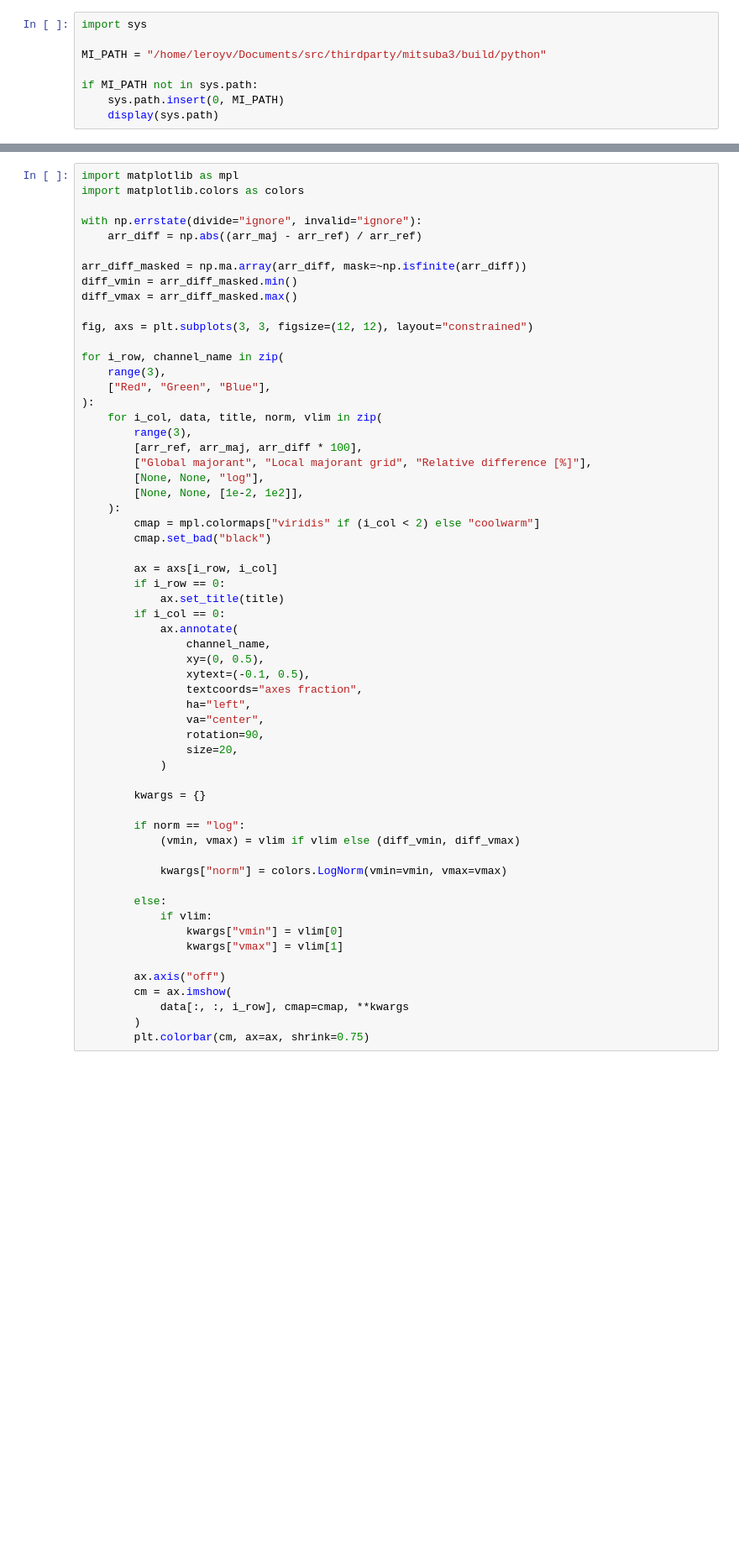
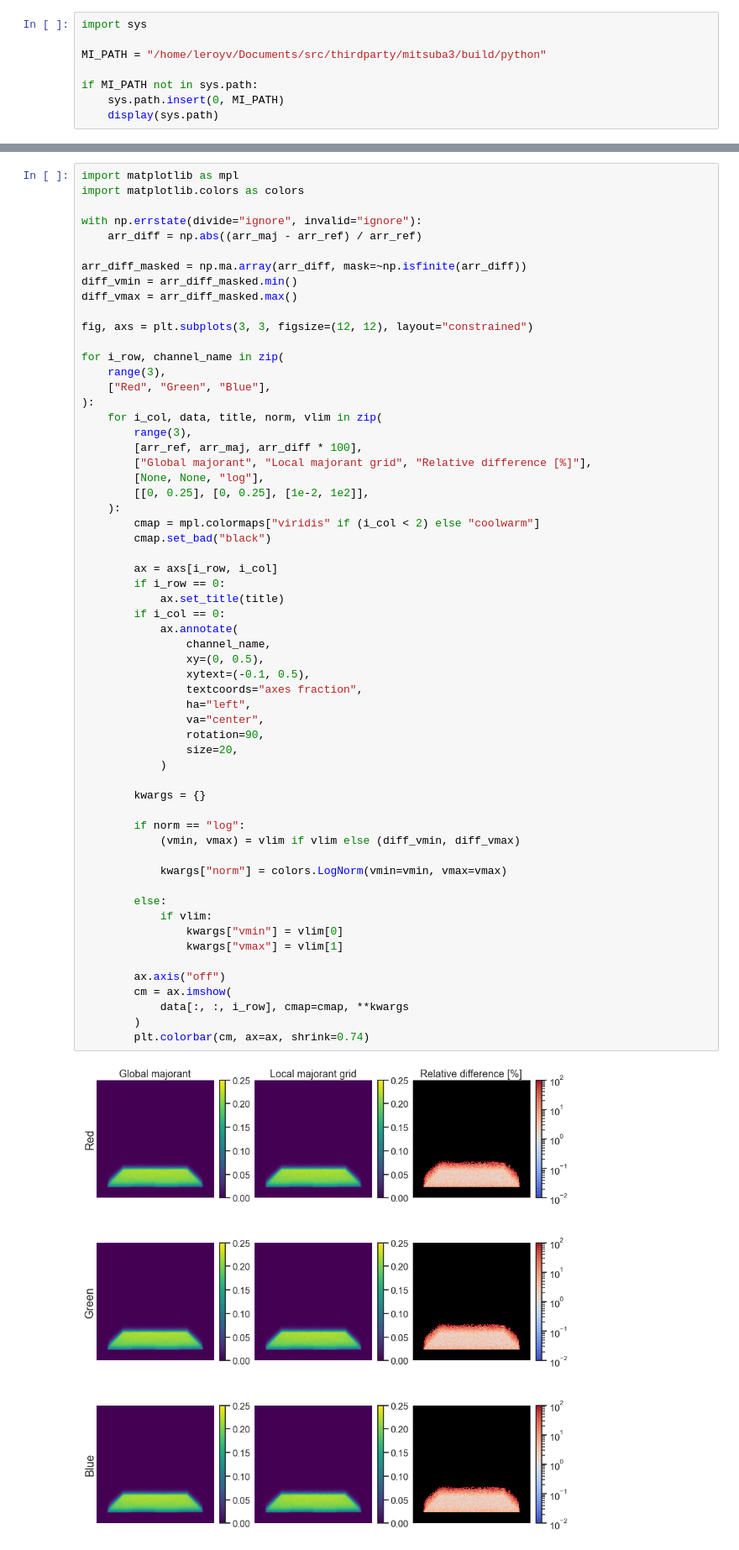
Before and after one commit to eradiate/mitsuba3, a Jupyter notebook: playgrounds/dda_traversal.ipynb, the cells around one changed output, grey strips where cells are left out. Shown at 84% size. Saved outputs shown, nothing was run; the diff lists cells and outputs as text; blank space fills up the shorter version.

```diff
--- a/playgrounds/dda_traversal.ipynb
+++ b/playgrounds/dda_traversal.ipynb
@@ -255,7 +335,7 @@ for i_row, channel_name in zip(
         [arr_ref, arr_maj, arr_diff * 100],
         ["Global majorant", "Local majorant grid", "Relative difference [%]"],
         [None, None, "log"],
-        [None, None, [1e-2, 1e2]],
+        [[0, 0.25], [0, 0.25], [1e-2, 1e2]],
     ):
         cmap = mpl.colormaps["viridis" if (i_col < 2) else "coolwarm"]
         cmap.set_bad("black")
@@ -264,31 +344,33 @@ for i_row, channel_name in zip(
         if i_row == 0:
             ax.set_title(title)
         if i_col == 0:
             ax.annotate(
                 channel_name,
                 xy=(0, 0.5),
                 xytext=(-0.1, 0.5),
                 textcoords="axes fraction",
                 ha="left",
                 va="center",
                 rotation=90,
                 size=20,
             )
 
         kwargs = {}
 
         if norm == "log":
             (vmin, vmax) = vlim if vlim else (diff_vmin, diff_vmax)
 
             kwargs["norm"] = colors.LogNorm(vmin=vmin, vmax=vmax)
 
         else:
             if vlim:
                 kwargs["vmin"] = vlim[0]
                 kwargs["vmax"] = vlim[1]
 
         ax.axis("off")
         cm = ax.imshow(
             data[:, :, i_row], cmap=cmap, **kwargs
         )
-        plt.colorbar(cm, ax=ax, shrink=0.75)
+        plt.colorbar(cm, ax=ax, shrink=0.74)
+# %% [output]
+[figure, added]
```
Also changed, not shown: parts of 7 cells of this notebook, 3 other files.
